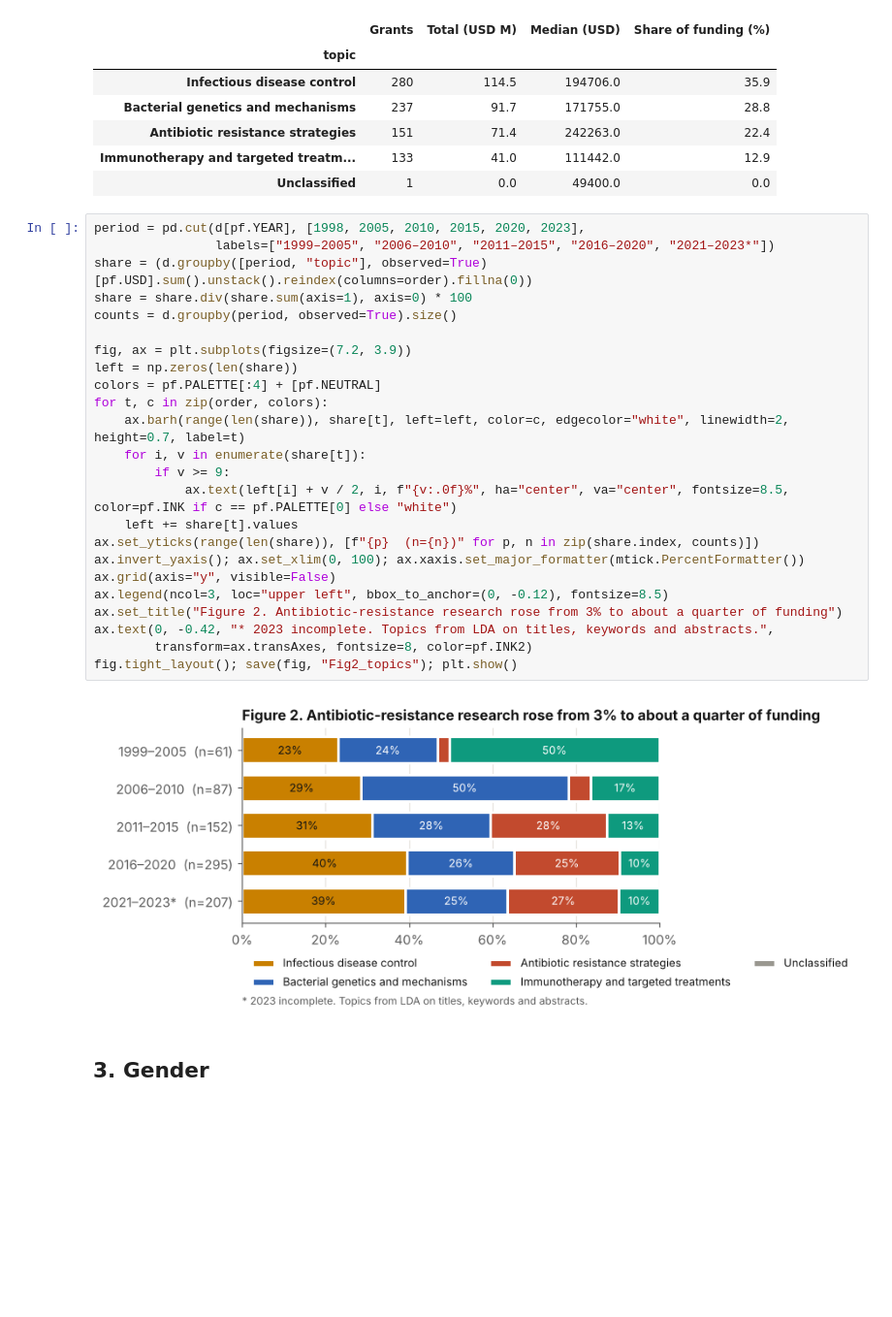
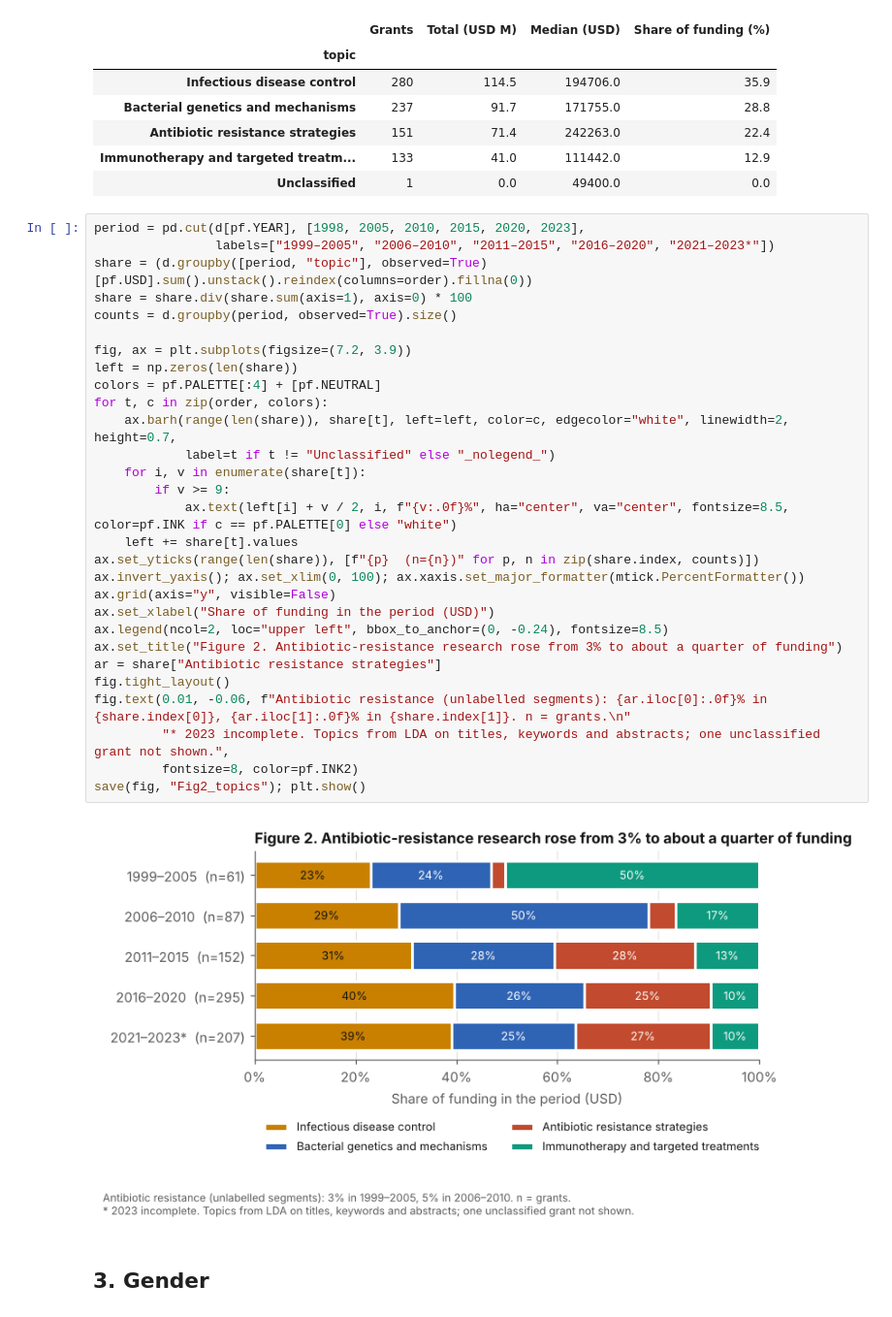
Before and after one commit to descartesmbogning/phage-therapy-funding, a Jupyter notebook: notebooks/03_main_analysis.ipynb, the cells around one changed output. Shown at 97% size. Drawn from its saved outputs; the diff is of its cells as text; blank space fills up the shorter version.

```diff
--- a/notebooks/03_main_analysis.ipynb
+++ b/notebooks/03_main_analysis.ipynb
@@ -140,29 +140,34 @@ tt.to_csv(TAB / "Table3_topics.csv"); tt
 # %%
 period = pd.cut(d[pf.YEAR], [1998, 2005, 2010, 2015, 2020, 2023],
                 labels=["1999–2005", "2006–2010", "2011–2015", "2016–2020", "2021–2023*"])
 share = (d.groupby([period, "topic"], observed=True)[pf.USD].sum().unstack().reindex(columns=order).fillna(0))
 share = share.div(share.sum(axis=1), axis=0) * 100
 counts = d.groupby(period, observed=True).size()
 
 fig, ax = plt.subplots(figsize=(7.2, 3.9))
 left = np.zeros(len(share))
 colors = pf.PALETTE[:4] + [pf.NEUTRAL]
 for t, c in zip(order, colors):
-    ax.barh(range(len(share)), share[t], left=left, color=c, edgecolor="white", linewidth=2, height=0.7, label=t)
+    ax.barh(range(len(share)), share[t], left=left, color=c, edgecolor="white", linewidth=2, height=0.7,
+            label=t if t != "Unclassified" else "_nolegend_")
     for i, v in enumerate(share[t]):
         if v >= 9:
             ax.text(left[i] + v / 2, i, f"{v:.0f}%", ha="center", va="center", fontsize=8.5, color=pf.INK if c == pf.PALETTE[0] else "white")
     left += share[t].values
 ax.set_yticks(range(len(share)), [f"{p}  (n={n})" for p, n in zip(share.index, counts)])
 ax.invert_yaxis(); ax.set_xlim(0, 100); ax.xaxis.set_major_formatter(mtick.PercentFormatter())
 ax.grid(axis="y", visible=False)
-ax.legend(ncol=3, loc="upper left", bbox_to_anchor=(0, -0.12), fontsize=8.5)
+ax.set_xlabel("Share of funding in the period (USD)")
+ax.legend(ncol=2, loc="upper left", bbox_to_anchor=(0, -0.24), fontsize=8.5)
 ax.set_title("Figure 2. Antibiotic-resistance research rose from 3% to about a quarter of funding")
-ax.text(0, -0.42, "* 2023 incomplete. Topics from LDA on titles, keywords and abstracts.",
-        transform=ax.transAxes, fontsize=8, color=pf.INK2)
-fig.tight_layout(); save(fig, "Fig2_topics"); plt.show()
+ar = share["Antibiotic resistance strategies"]
+fig.tight_layout()
+fig.text(0.01, -0.06, f"Antibiotic resistance (unlabelled segments): {ar.iloc[0]:.0f}% in {share.index[0]}, {ar.iloc[1]:.0f}% in {share.index[1]}. n = grants.\n"
+         "* 2023 incomplete. Topics from LDA on titles, keywords and abstracts; one unclassified grant not shown.",
+         fontsize=8, color=pf.INK2)
+save(fig, "Fig2_topics"); plt.show()
 # %% [output]
-[figure, old version]
+[figure, new version]
 # %% [markdown]
 ## 3. Gender
 # %%
```
Also changed, not shown: parts of 7 cells of this notebook, 40 other files.
